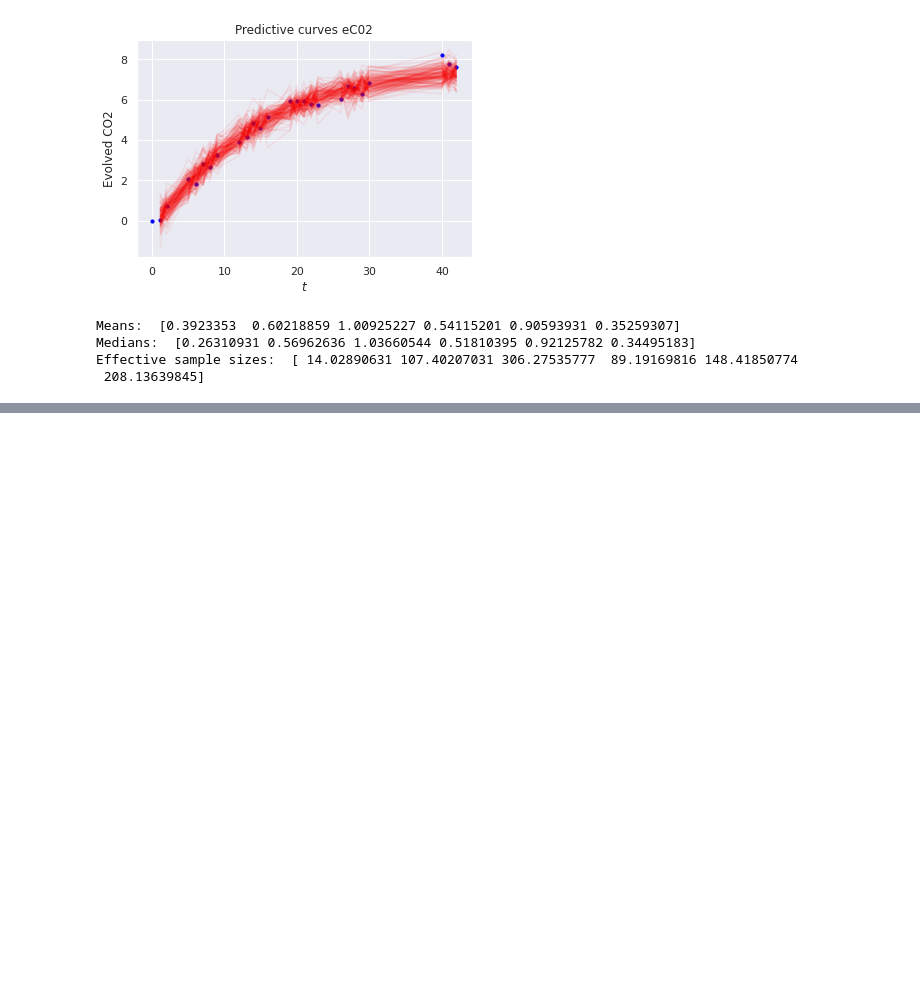
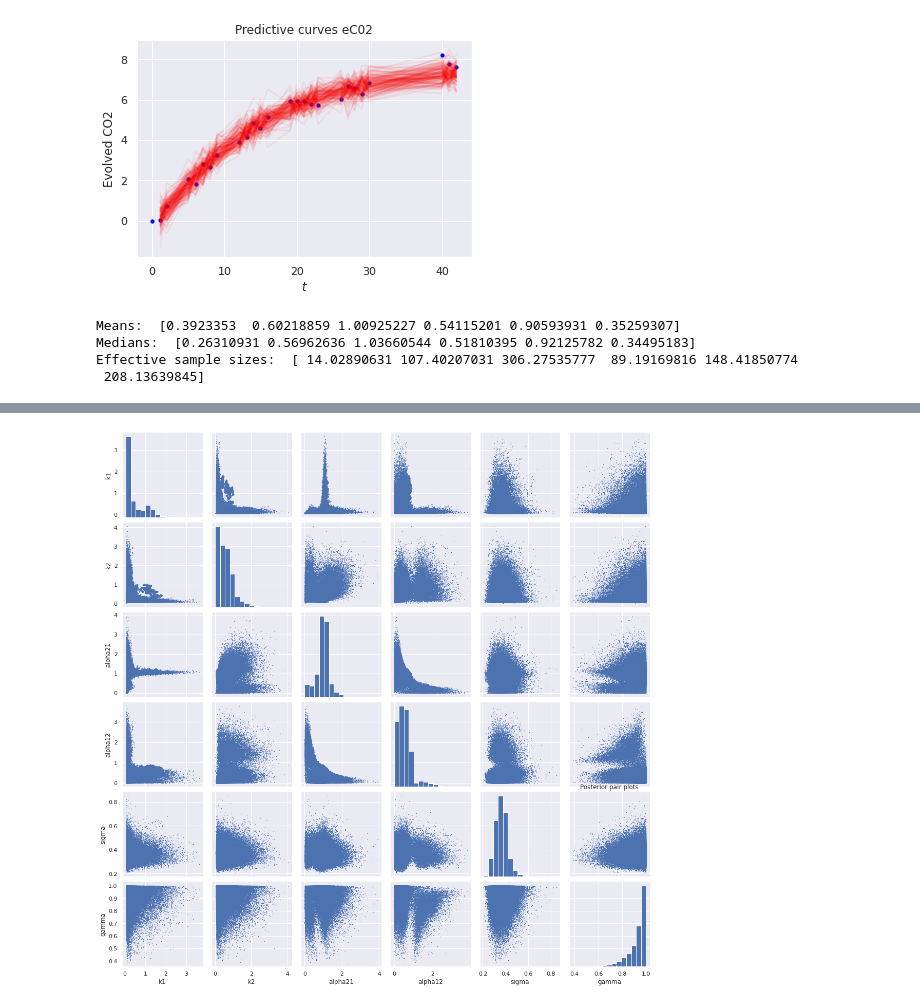
Before and after one commit to jear2412/BUQ-ODEsMCMC, a Jupyter notebook: SoilCarbonModelling.ipynb, the cells around one changed output, grey strips where cells are left out. Cells and saved outputs as stored; diff of their text form; code cells hidden in the pictures; blank space fills up the shorter version.

```diff
--- a/SoilCarbonModelling.ipynb
+++ b/SoilCarbonModelling.ipynb
@@ -356,3 +376,6 @@ Means:  [0.3923353  0.60218859 1.00925227 0.54115201 0.90593931 0.35259307]
 Medians:  [0.26310931 0.56962636 1.03660544 0.51810395 0.92125782 0.34495183]
 Effective sample sizes:  [ 14.02890631 107.40207031 306.27535777  89.19169816 148.41850774
  208.13639845]
+# %%
+#analyze saved results
+results=pd.read_csv('SoilCarbonResults.csv')
@@ -358,0 +426,6 @@ Effective sample sizes:  [ 14.02890631 107.40207031 306.27535777  89.19169816 14
+# %%
+sns.pairplot(results, markers='.', plot_kws=dict(s=1, edgecolor="b"),diag_kws=dict(bins=15) )
+plt.title('Posterior pair plots')
+plt.savefig('nicepairplotSoilCarbon.png', dpi=500)
+# %% [output]
+[figure, added]
```
Also changed, not shown: parts of 6 cells of this notebook.
